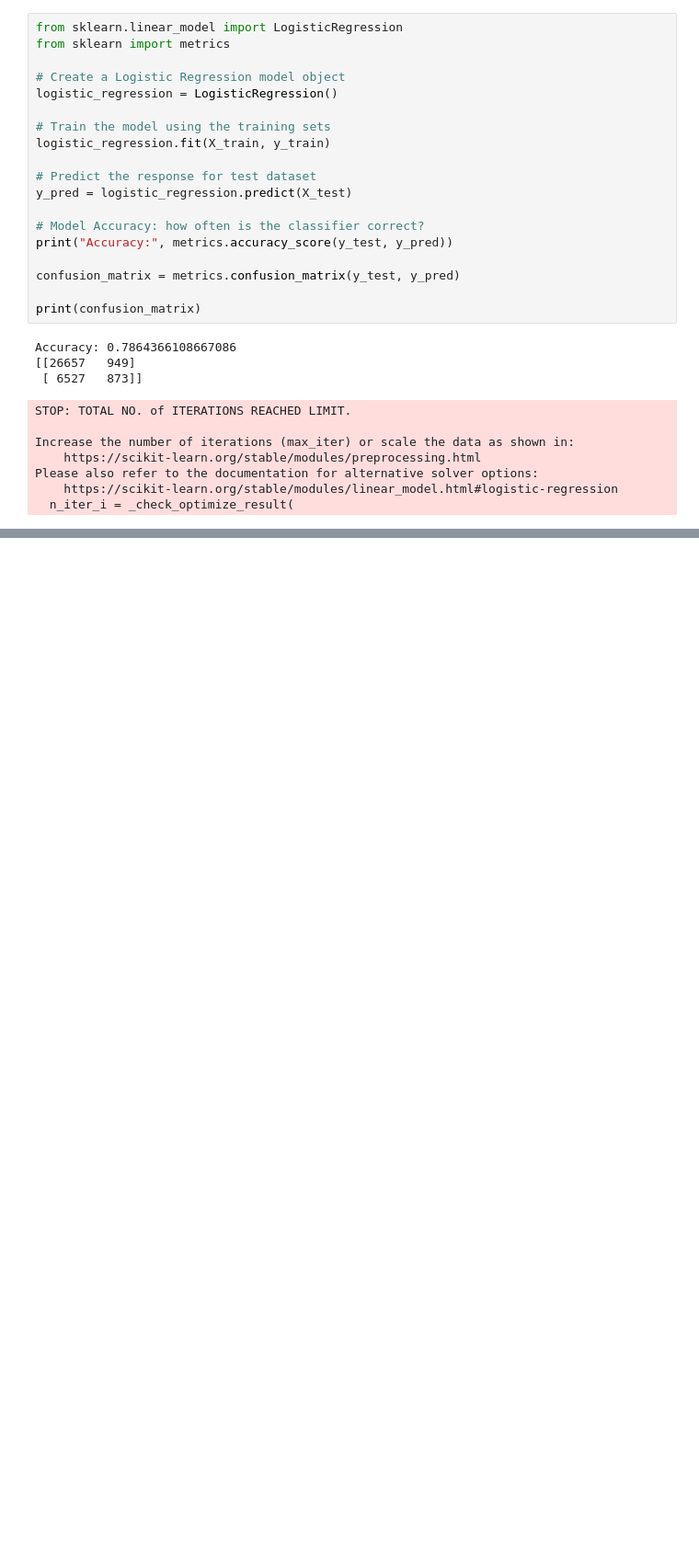
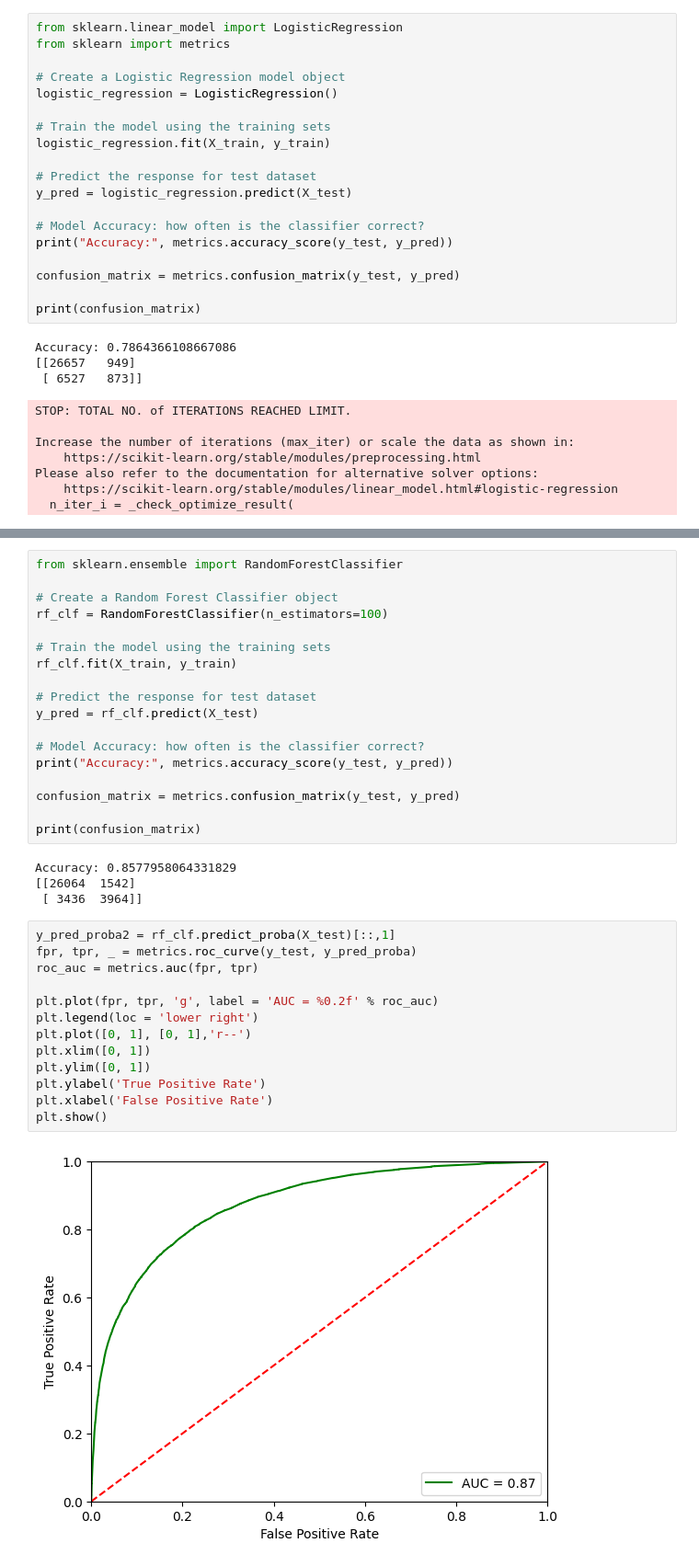
Before and after one commit to mailanbazhagan/Churn_Prediction, a Jupyter notebook: Model_building.ipynb, the cells around one changed output, grey strips where cells are left out. Shown at 92% size. Saved outputs shown, nothing was run; the diff lists cells and outputs as text; blank space fills up the shorter version.

```diff
--- a/Model_building.ipynb
+++ b/Model_building.ipynb
@@ -183,0 +184,37 @@ plt.show()
+# %%
+from sklearn.ensemble import RandomForestClassifier
+
+# Create a Random Forest Classifier object
+rf_clf = RandomForestClassifier(n_estimators=100)
+
+# Train the model using the training sets
+rf_clf.fit(X_train, y_train)
+
+# Predict the response for test dataset
+y_pred = rf_clf.predict(X_test)
+
+# Model Accuracy: how often is the classifier correct?
+print("Accuracy:", metrics.accuracy_score(y_test, y_pred))
+
+confusion_matrix = metrics.confusion_matrix(y_test, y_pred)
+
+print(confusion_matrix)
+# %% [output]
+Accuracy: 0.8577958064331829
+[[26064  1542]
+ [ 3436  3964]]
+# %%
+y_pred_proba2 = rf_clf.predict_proba(X_test)[::,1]
+fpr, tpr, _ = metrics.roc_curve(y_test, y_pred_proba)
+roc_auc = metrics.auc(fpr, tpr)
+
+plt.plot(fpr, tpr, 'g', label = 'AUC = %0.2f' % roc_auc)
+plt.legend(loc = 'lower right')
+plt.plot([0, 1], [0, 1],'r--')
+plt.xlim([0, 1])
+plt.ylim([0, 1])
+plt.ylabel('True Positive Rate')
+plt.xlabel('False Positive Rate')
+plt.show()
+# %% [output]
+[figure, added]
```
Also changed, not shown: parts of 2 cells of this notebook.
